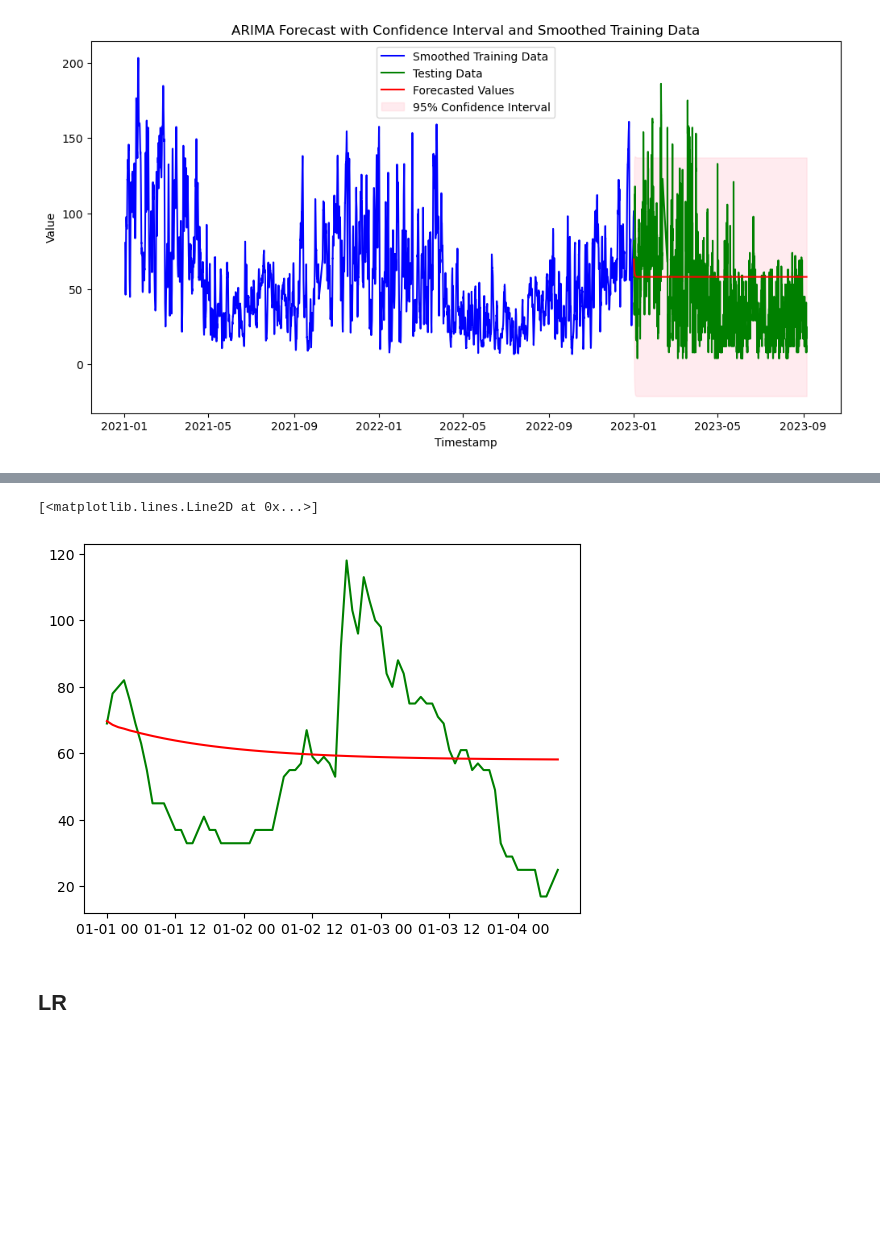
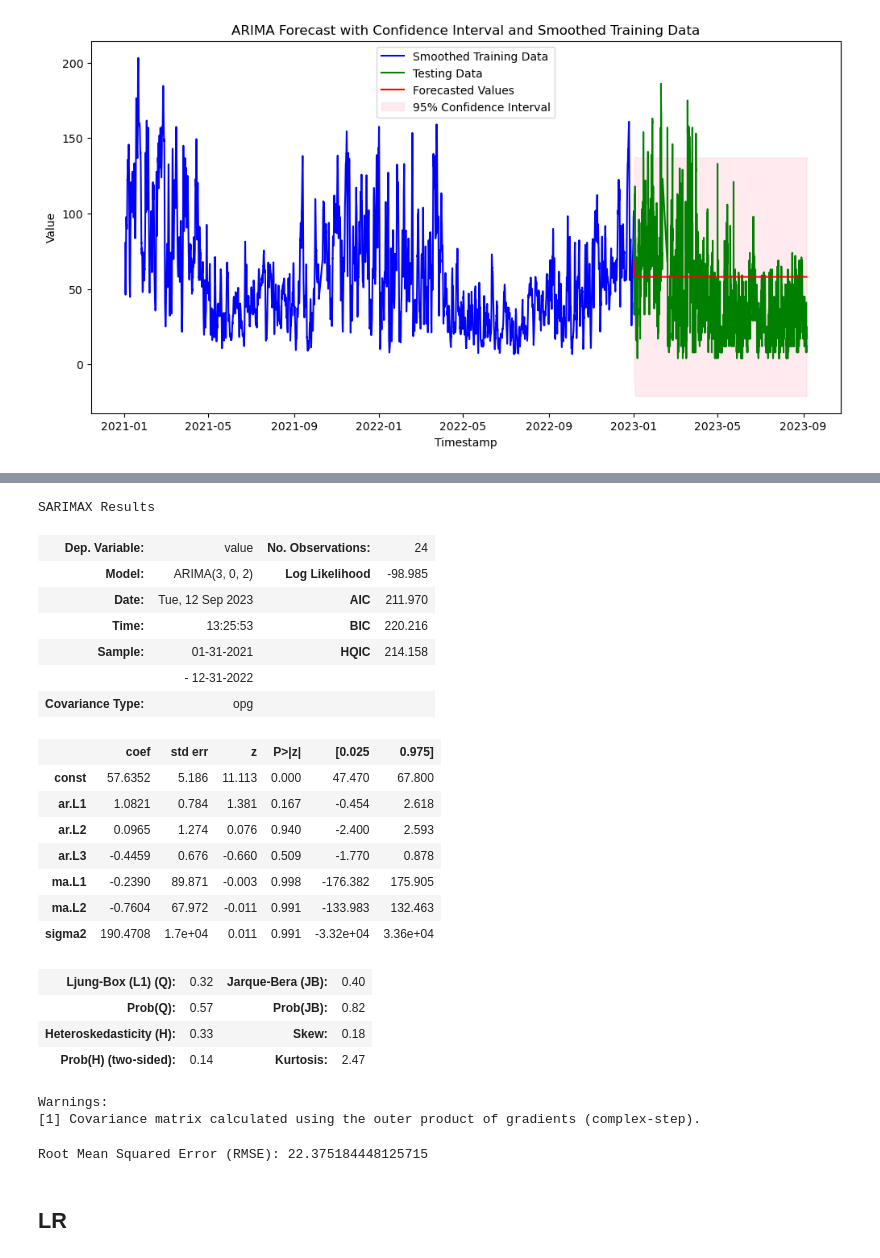
Before and after one commit to nastyabekesheva/Mathematical-Modeling, a Jupyter notebook: lab_1.ipynb, the cells around one changed output, grey strips where cells are left out. Saved outputs shown, nothing was run; the diff lists cells and outputs as text; code cells hidden in the pictures; blank space fills up the shorter version.

```diff
--- a/lab_1.ipynb
+++ b/lab_1.ipynb
@@ -537,9 +477,35 @@ Root Mean Squared Error (RMSE): 33.35337692573732
-# %%
-plt.plot(test_data[:80], label='Testing Data', color='green')
-plt.plot(forecast_df.index[:80], forecast_df['forecasted_value'][:80], color='red', label='Forecasted Values')
-# %% [output]
-[<matplotlib.lines.Line2D at 0x...>]
-[figure, removed]
+# %%
+model_fit.summary()
+# %% [output]
+SARIMAX Results
+| Dep. Variable: | value | No. Observations: | 24 |
+| Model: | ARIMA(3, 0, 2) | Log Likelihood | -98.985 |
+| Date: | Tue, 12 Sep 2023 | AIC | 211.970 |
+| Time: | 13:25:53 | BIC | 220.216 |
+| Sample: | 01-31-2021 | HQIC | 214.158 |
+|  | - 12-31-2022 |  |  |
+| Covariance Type: | opg |  |  |
+|  | coef | std err | z | P>|z| | [0.025 | 0.975] |
+| const | 57.6352 | 5.186 | 11.113 | 0.000 | 47.470 | 67.800 |
+| ar.L1 | 1.0821 | 0.784 | 1.381 | 0.167 | -0.454 | 2.618 |
+| ar.L2 | 0.0965 | 1.274 | 0.076 | 0.940 | -2.400 | 2.593 |
+| ar.L3 | -0.4459 | 0.676 | -0.660 | 0.509 | -1.770 | 0.878 |
+| ma.L1 | -0.2390 | 89.871 | -0.003 | 0.998 | -176.382 | 175.905 |
+| ma.L2 | -0.7604 | 67.972 | -0.011 | 0.991 | -133.983 | 132.463 |
+| sigma2 | 190.4708 | 1.7e+04 | 0.011 | 0.991 | -3.32e+04 | 3.36e+04 |
+| Ljung-Box (L1) (Q): | 0.32 | Jarque-Bera (JB): | 0.40 |
+| Prob(Q): | 0.57 | Prob(JB): | 0.82 |
+| Heteroskedasticity (H): | 0.33 | Skew: | 0.18 |
+| Prob(H) (two-sided): | 0.14 | Kurtosis: | 2.47 |
+Warnings:
+[1] Covariance matrix calculated using the outer product of gradients (complex-step).
+# %%
+mse = mean_squared_error(test_data, forecast_values)
+rmse = np.sqrt(mse)
+
+print("Root Mean Squared Error (RMSE):", rmse)
+# %% [output]
+Root Mean Squared Error (RMSE): 22.375184448125715
 # %% [markdown]
 ## LR
 # %%
```
Also changed, not shown: parts of 27 cells of this notebook.
